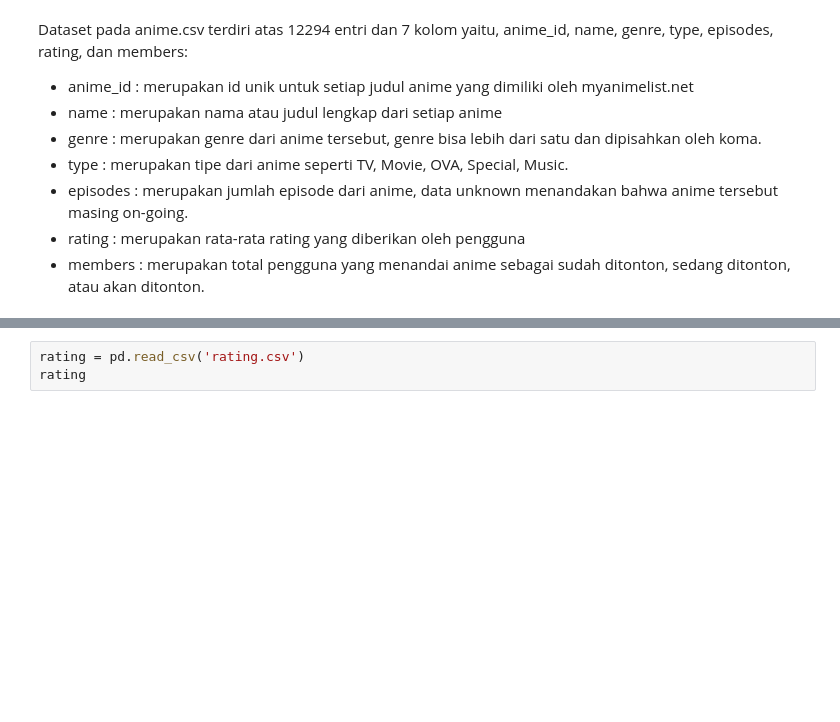
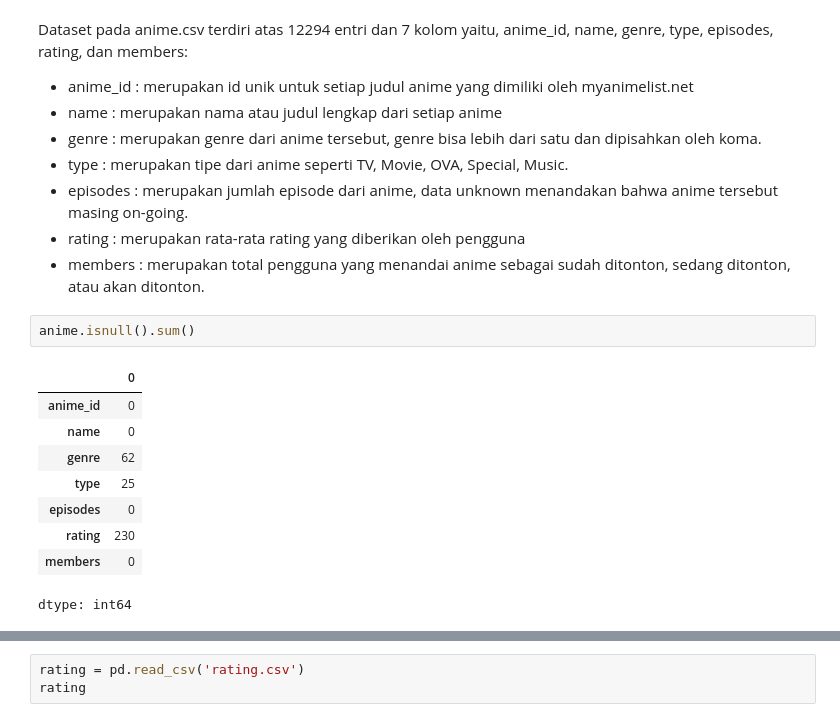
Before and after one commit to skrtaldi/submiss-rekomendasi, a Jupyter notebook: notebook.ipynb, the cells around one changed output, grey strips where cells are left out. Drawn from its saved outputs; the diff is of its cells as text; blank space fills up the shorter version.

```diff
--- a/notebook.ipynb
+++ b/notebook.ipynb
@@ -67,3 +62,15 @@ Dataset pada anime.csv terdiri atas 12294 entri dan 7 kolom yaitu, anime_id, nam
 - episodes : merupakan jumlah episode dari anime, data unknown menandakan bahwa anime tersebut masing on-going.
 - rating : merupakan rata-rata rating yang diberikan oleh pengguna
 - members : merupakan total pengguna yang menandai anime sebagai sudah ditonton, sedang ditonton, atau akan ditonton.
+# %%
+anime.isnull().sum()
+# %% [output]
+|  | 0 |
+| anime_id | 0 |
+| name | 0 |
+| genre | 62 |
+| type | 25 |
+| episodes | 0 |
+| rating | 230 |
+| members | 0 |
+dtype: int64
```
Also changed, not shown: parts of 28 cells of this notebook, 3 other files.
